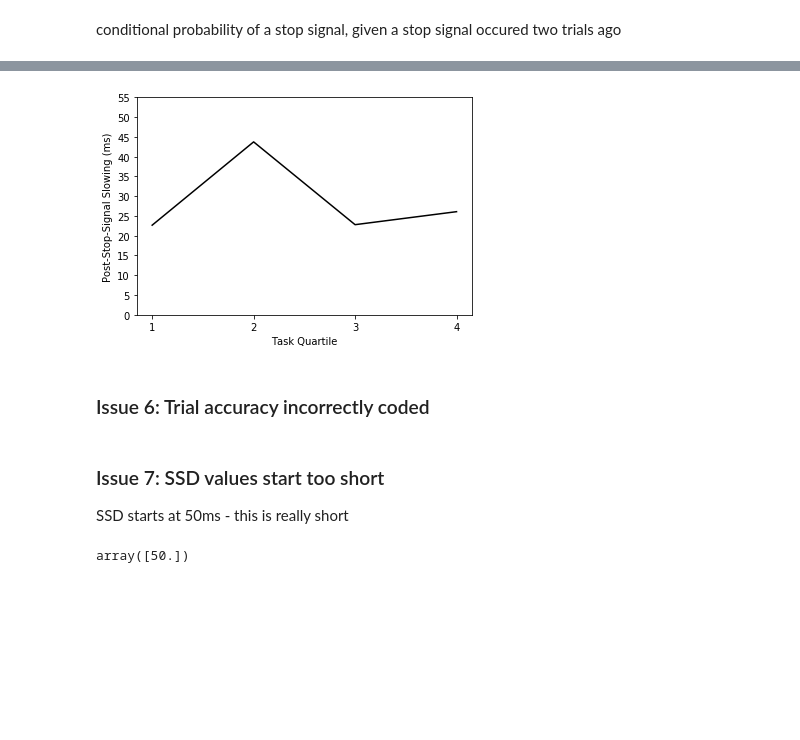
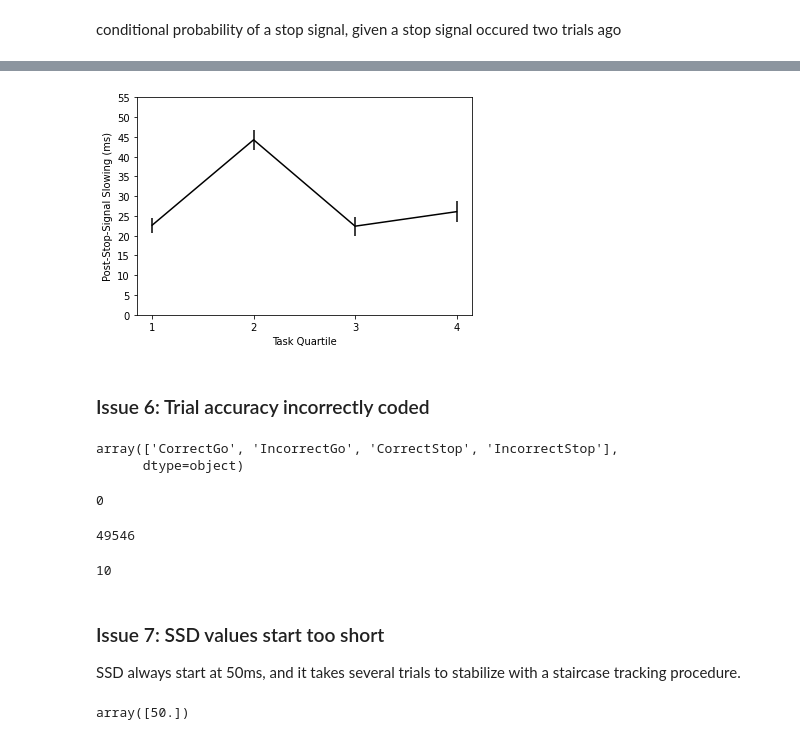
Before and after one commit to mckenziephagen/ABCD_Stop_Signal, a Jupyter notebook: scripts/SST_manuscript/SST_problems.ipynb, the cells around one changed output, grey strips where cells are left out. Drawn from its saved outputs; the diff is of its cells as text; code cells hidden in the pictures; blank space fills up the shorter version.

```diff
--- a/scripts/SST_manuscript/SST_problems.ipynb
+++ b/scripts/SST_manuscript/SST_problems.ipynb
@@ -400,10 +438,0 @@ quartile, trial = group_narguid.apply(lambda x: calc_post_stop_slowing(x))
-# %%
-first = []
-second = []
-third = []
-fourth = []
-for i in range(len(quartile)):
-    first.append(quartile[i][0])
-    second.append(quartile[i][1])
-    third.append(quartile[i][2])
-    fourth.append(quartile[i][3])
@@ -412,14 +439,29 @@ quartile.to_csv('quartiles_means.csv')
+# %%
+## this makes quartile to a dataframe and saves it - helpful if you accidently change quartile
+quartile_df = pd.DataFrame(quartile)
+quartile_df.columns = ['quartile_list']
+quartile_df = pd.DataFrame(quartile_df.quartile_list.tolist(), index=quartile_df.index)
+quartile_df.columns = ['quartile_1', 'quartile_2', 'quartile_3', 'quartile_4']
+quartile_df.to_csv('quartile_df.csv')
+# %%
+#take means of means
+post_stop_means = [np.nanmean(quartile_df['quartile_1']), np.nanmean(quartile_df['quartile_2']),
+                            np.nanmean(quartile_df['quartile_3']), np.nanmean(quartile_df['quartile_4'])]
+# %%
+#calc SEM for error bars
+post_stop_sem = [stats.sem(quartile_df['quartile_1'], nan_policy='omit'), stats.sem(quartile_df['quartile_2'], nan_policy='omit'),
+                 stats.sem(quartile_df['quartile_3'], nan_policy='omit'), stats.sem(quartile_df['quartile_4'], nan_policy='omit')]
 # %%
-plt.plot(np.arange(1, 5, 1), [np.nanmean(first), np.nanmean(second), np.nanmean(third), np.nanmean(fourth)], color='black')
+plt.errorbar(np.arange(1, 5, 1), post_stop_means,
+             yerr=[1.96 * i for i in post_stop_sem], color='black')
 #plt.title('Post-Stop-Trial Slowing')
-#plt.errorbar(np.arange(1, 5, 1), [np.nanmean(first), np.nanmean(second), np.nanmean(third), np.nanmean(fourth)], yerr=)
 plt.ylabel('Post-Stop-Signal Slowing (ms)')
 plt.xlabel('Task Quartile')
 plt.xticks([1, 2, 3, 4])
 plt.yticks(np.arange(0,60,5))
 plt.savefig('task_quartile_slowing.png')
 plt.show() #needs error bars?
 # %% [output]
-[figure, old version]
+[figure, new version]
 # %% [markdown]
 ### Issue 6: Trial accuracy incorrectly coded
@@ -427,0 +468,17 @@ plt.show() #needs error bars?
+# %%
+SST_concat['TrialCode'].unique()
+# %% [output]
+array(['CorrectGo', 'IncorrectGo', 'CorrectStop', 'IncorrectStop'],
+      dtype=object)
+# %%
+len(SST_concat.loc[(SST_concat['correct_stop'] == '1.0') & (SST_concat['TrialCode'] == 'IncorrectStop')])
+# %% [output]
+0
+# %%
+len(SST_concat.loc[(SST_concat['correct_go_response'] == '0.0') & (SST_concat['TrialCode'] == 'CorrectGo')])
+# %% [output]
+49546
+# %%
+len(SST_concat.loc[(SST_concat['correct_go_response'] == '1.0') & (SST_concat['TrialCode'] == 'IncorrectGo')] )
+# %% [output]
+10
@@ -428,7 +487,7 @@ plt.show() #needs error bars?
 # %% [markdown]
 ### Issue 7: SSD values start too short
 
-SSD starts at 50ms - this is really short
+SSD always start at 50ms, and it takes several trials to stabilize with a staircase tracking procedure.
 # %%
 SST_concat.loc[SST_concat['StopTrial'] == 1]['SSDDur'].unique()
 # %% [output]
```
Also changed, not shown: parts of 23 cells of this notebook, 1 other file.
